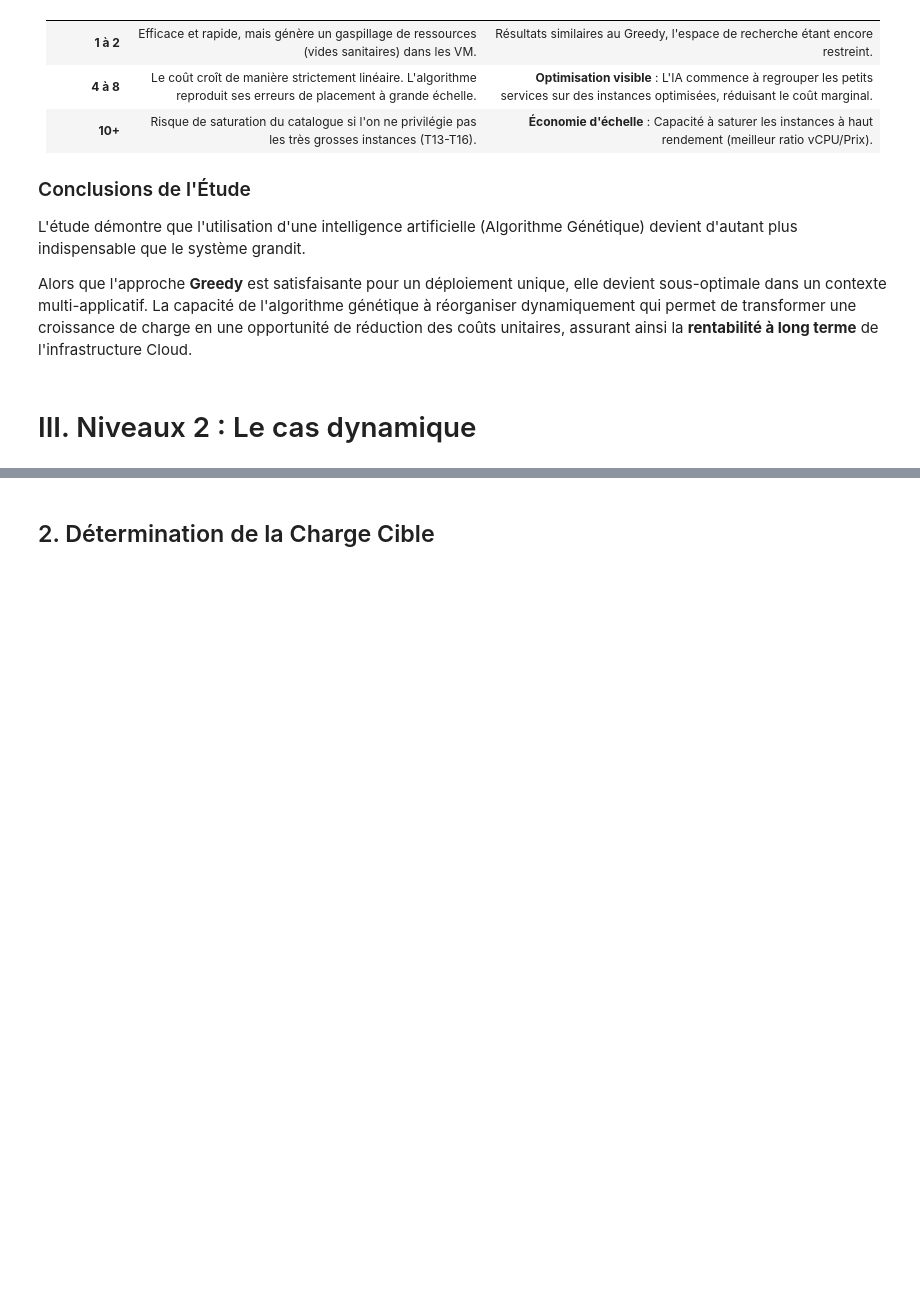
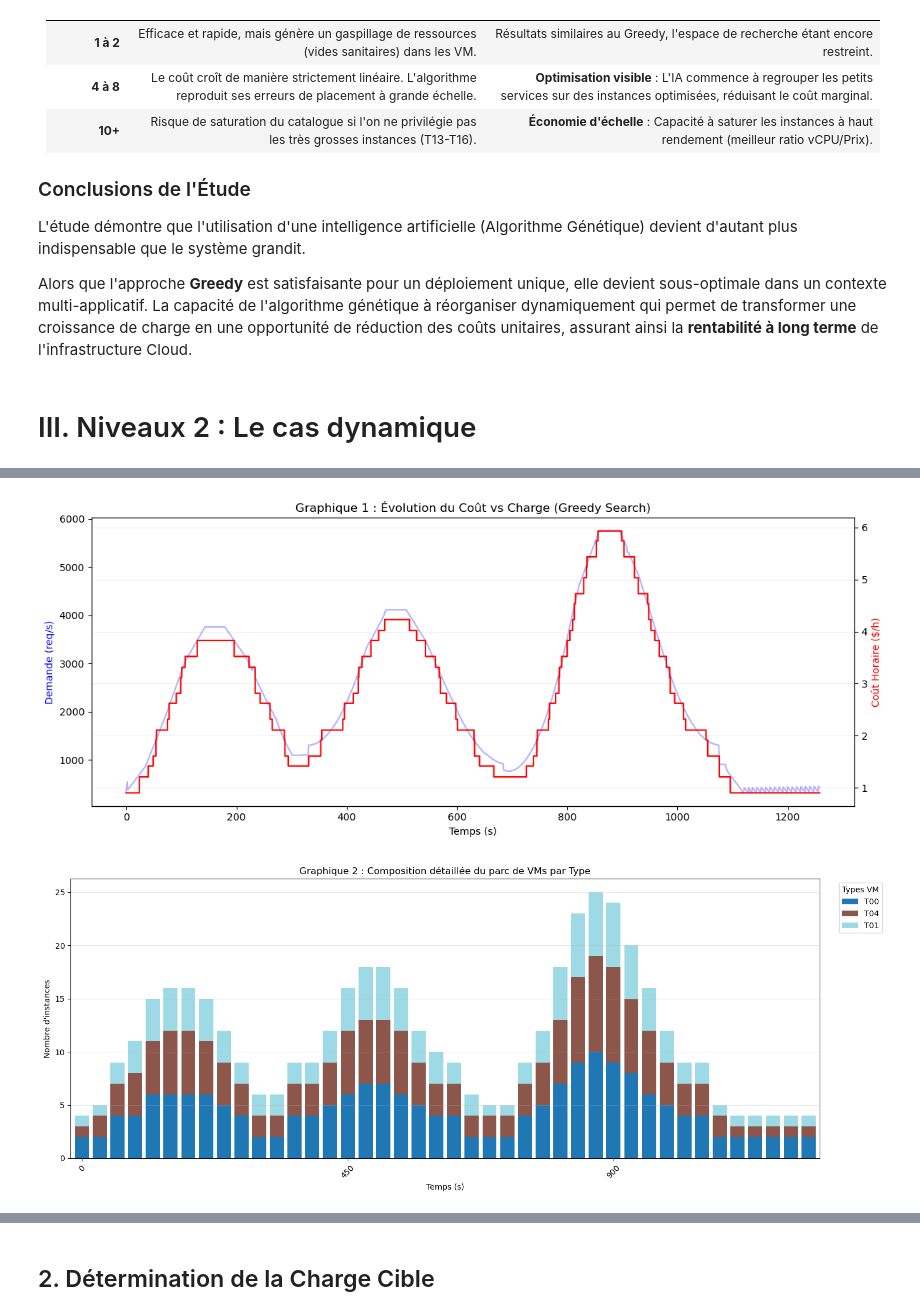
Before and after one commit to Gabafle/AlgoIaProjet, a Jupyter notebook: Rendus_Projet_Algo_IA.ipynb, the cells around one changed output, grey strips where cells are left out. Saved outputs shown, nothing was run; the diff lists cells and outputs as text; code cells hidden in the pictures; blank space fills up the shorter version.

```diff
--- a/Rendus_Projet_Algo_IA.ipynb
+++ b/Rendus_Projet_Algo_IA.ipynb
@@ -477,0 +514,80 @@ Alors que l'approche **Greedy** est satisfaisante pour un déploiement unique, e
+# %%
+
+vm_dist_list = []
+
+for i in range(len(rates)):
+    t = times[i]
+    lambda_t = rates[i]
+    reps_t = []
+    for s_name, specs in services_specs.items():
+        nb_ri = math.ceil(lambda_t / specs["mu"])
+        for _ in range(nb_ri):
+            reps_t.append({"name": s_name, "cpu": specs["cpu"], "ram": specs["ram"]})
+
+    current_vms = solve_greedy_detailed(reps_t, vm_catalogue)
+
+    types_counts = pd.Series([v['Type'] for v in current_vms]).value_counts().to_dict()
+    types_counts['time'] = t
+    vm_dist_list.append(types_counts)
+
+df_vm_dist = pd.DataFrame(vm_dist_list).set_index('time').fillna(0)
+
+
+# GRAPHIQUE 1
+fig, ax1 = plt.subplots(figsize=(12, 5))
+ax1.plot(df_greedy['time'], df_greedy['demand'], label='Demande (req/s)', color='blue', alpha=0.3)
+ax1.set_ylabel('Demande (req/s)', color='blue')
+ax1.set_xlabel('Temps (s)')
+
+ax2 = ax1.twinx()
+ax2.step(df_greedy['time'], df_greedy['cost'], label='Coût Greedy ($/h)', color='red', where='post')
+ax2.set_ylabel('Coût Horaire ($/h)', color='red')
+
+plt.title("Graphique 1 : Évolution du Coût vs Charge (Greedy Search)")
+plt.grid(True, alpha=0.2)
+plt.tight_layout()
+plt.show()
+
+
+# GRAPHIQUE 2
+
+sample_step = 30
+df_plot_vms = df_vm_dist.iloc[::sample_step]
+
+ax = df_plot_vms.plot(kind='bar', stacked=True, figsize=(15, 6), width=0.8, colormap='tab20')
+
+plt.title("Graphique 2 : Composition détaillée du parc de VMs par Type")
+plt.xlabel("Temps (s)")
+plt.ylabel("Nombre d'instances")
+
+plt.legend(title="Types VM", bbox_to_anchor=(1.02, 1), loc='upper left')
+n = 15 # Afficher un label de temps sur 15
+ticks = ax.xaxis.get_ticklocs()
+ax.xaxis.set_ticks(ticks[::n])
+ax.xaxis.set_ticklabels(df_plot_vms.index[::n], rotation=45)
+
+plt.grid(axis='y', alpha=0.3)
+plt.tight_layout()
+plt.show()
+
+# GRAPHIQUE 3
+
+plt.figure(figsize=(12, 6))
+plt.stackplot(df_greedy['time'],
+              df_greedy['S1 Pre-processing'],
+              df_greedy['S2 Model Worker'],
+              df_greedy['S3 Parameter Server'],
+              df_greedy['S4 Evaluator'],
+              labels=['S1 Pre-proc', 'S2 Model', 'S3 Param', 'S4 Eval'],
+              alpha=0.8, colors=['#AED581', '#4FC3F7', '#FFD54F', '#FF8A65'])
+
+plt.xlabel("Temps (s)")
+plt.ylabel("Nombre de répliques nécessaires")
+plt.title("Graphique 3 : Répartition des besoins par service sur la trace")
+plt.legend(loc='upper left')
+plt.grid(True, alpha=0.2)
+plt.tight_layout()
+plt.show()
+# %% [output]
+[figure, added]
+[figure, added]
```
Also changed, not shown: parts of 20 cells of this notebook.
